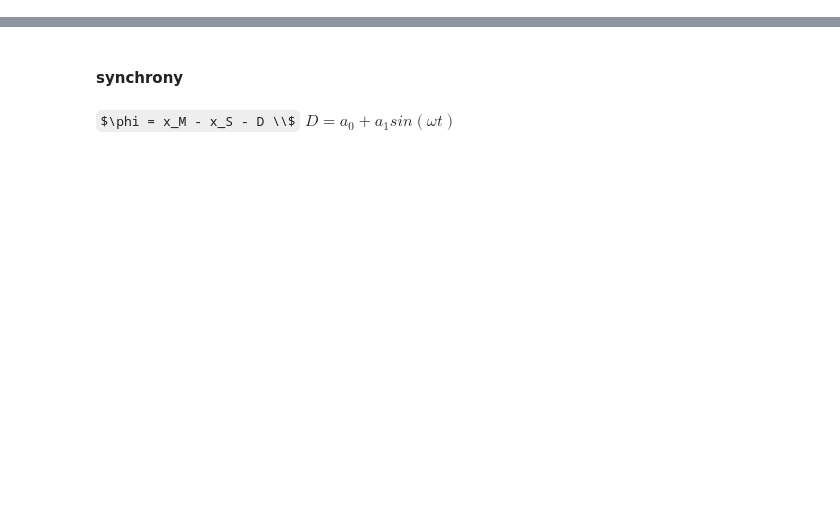
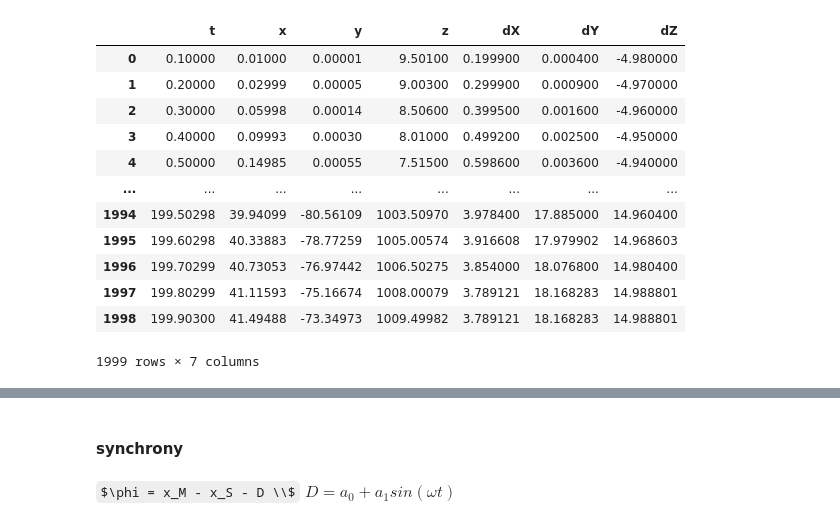
Before and after one commit to Shahrukh-Chishti/time-domain-synchrony, a Jupyter notebook: Following Master/Drunken Master.ipynb, the cells around one changed output, grey strips where cells are left out. Cells and saved outputs as stored; diff of their text form; code cells hidden in the pictures; some formulas as TeX source; blank space fills up the shorter version.

```diff
--- a/Following Master/Drunken Master.ipynb
+++ b/Following Master/Drunken Master.ipynb
@@ -9,10 +10,32 @@ import plotly.graph_objs as go
 import pandas
 # %%
 master = pandas.read_csv('./fort_longer.123',sep='\t')
+# %%
+delTime = around(master['t'].diff().mean(),3)
+# %%
+master = master.fillna(0)
+deltaTimeline = master['t'].diff().fillna(delTime).shift(-1)
 # %%
-master['dX'] = master['x'].diff()
-master['dY'] = master['y'].diff()
-master['dZ'] = master['z'].diff()
+master['dX'] = master['x'].diff().shift(-1)/deltaTimeline
+master['dY'] = master['y'].diff().shift(-1)/deltaTimeline
+master['dZ'] = master['z'].diff().shift(-1)/deltaTimeline
+master = master.fillna(method='ffill')
+# %%
+master
+# %% [output]
+|  | t | x | y | z | dX | dY | dZ |
+| 0 | 0.10000 | 0.01000 | 0.00001 | 9.50100 | 0.199900 | 0.000400 | -4.980000 |
+| 1 | 0.20000 | 0.02999 | 0.00005 | 9.00300 | 0.299900 | 0.000900 | -4.970000 |
+| 2 | 0.30000 | 0.05998 | 0.00014 | 8.50600 | 0.399500 | 0.001600 | -4.960000 |
+| 3 | 0.40000 | 0.09993 | 0.00030 | 8.01000 | 0.499200 | 0.002500 | -4.950000 |
+| 4 | 0.50000 | 0.14985 | 0.00055 | 7.51500 | 0.598600 | 0.003600 | -4.940000 |
+| ... | ... | ... | ... | ... | ... | ... | ... |
+| 1994 | 199.50298 | 39.94099 | -80.56109 | 1003.50970 | 3.978400 | 17.885000 | 14.960400 |
+| 1995 | 199.60298 | 40.33883 | -78.77259 | 1005.00574 | 3.916608 | 17.979902 | 14.968603 |
+| 1996 | 199.70299 | 40.73053 | -76.97442 | 1006.50275 | 3.854000 | 18.076800 | 14.980400 |
+| 1997 | 199.80299 | 41.11593 | -75.16674 | 1008.00079 | 3.789121 | 18.168283 | 14.988801 |
+| 1998 | 199.90300 | 41.49488 | -73.34973 | 1009.49982 | 3.789121 | 18.168283 | 14.988801 |
+1999 rows × 7 columns
 # %%
 trace = go.Scatter3d(x=master['dX'],y=master['dY'],z=master['dZ'],mode='lines')
 py.iplot([trace])
```
Also changed, not shown: parts of 7 cells of this notebook.
